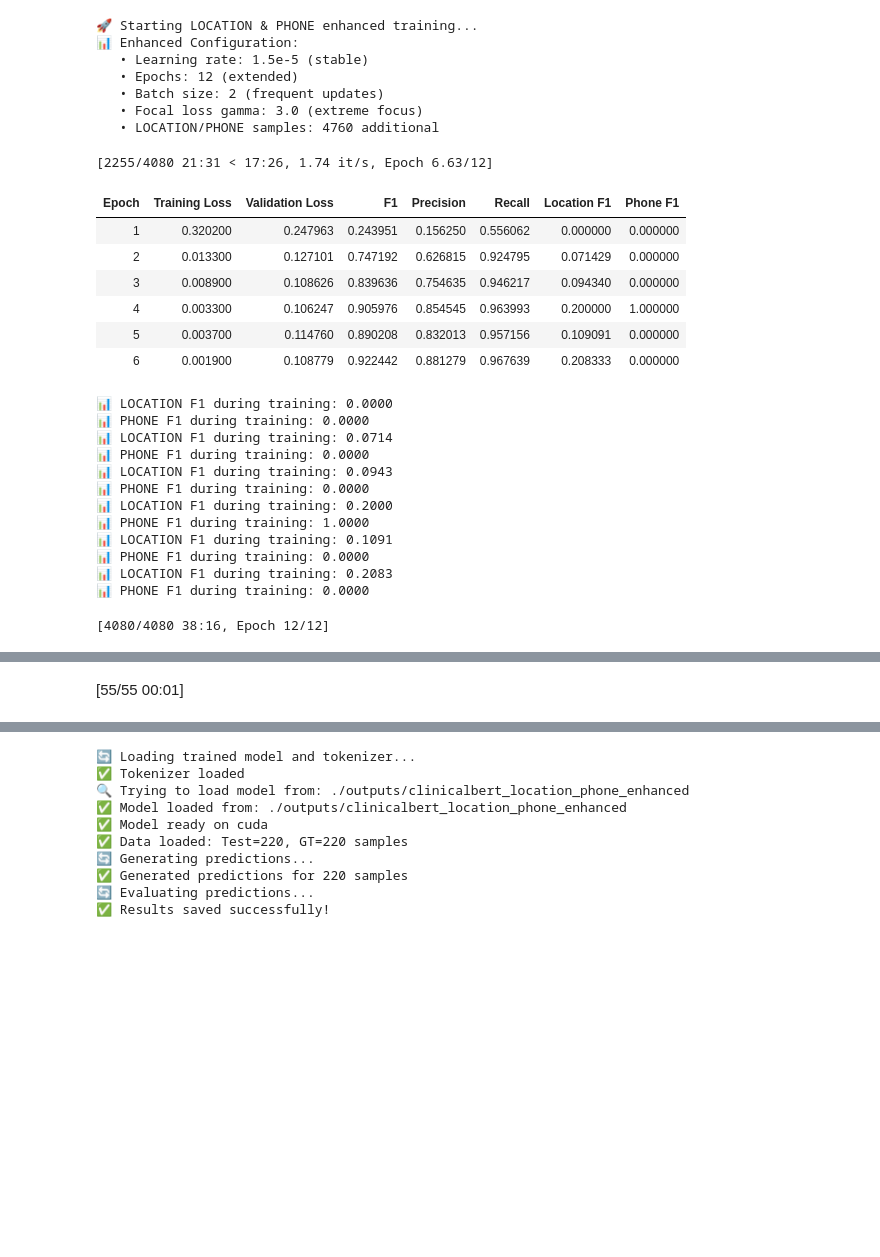
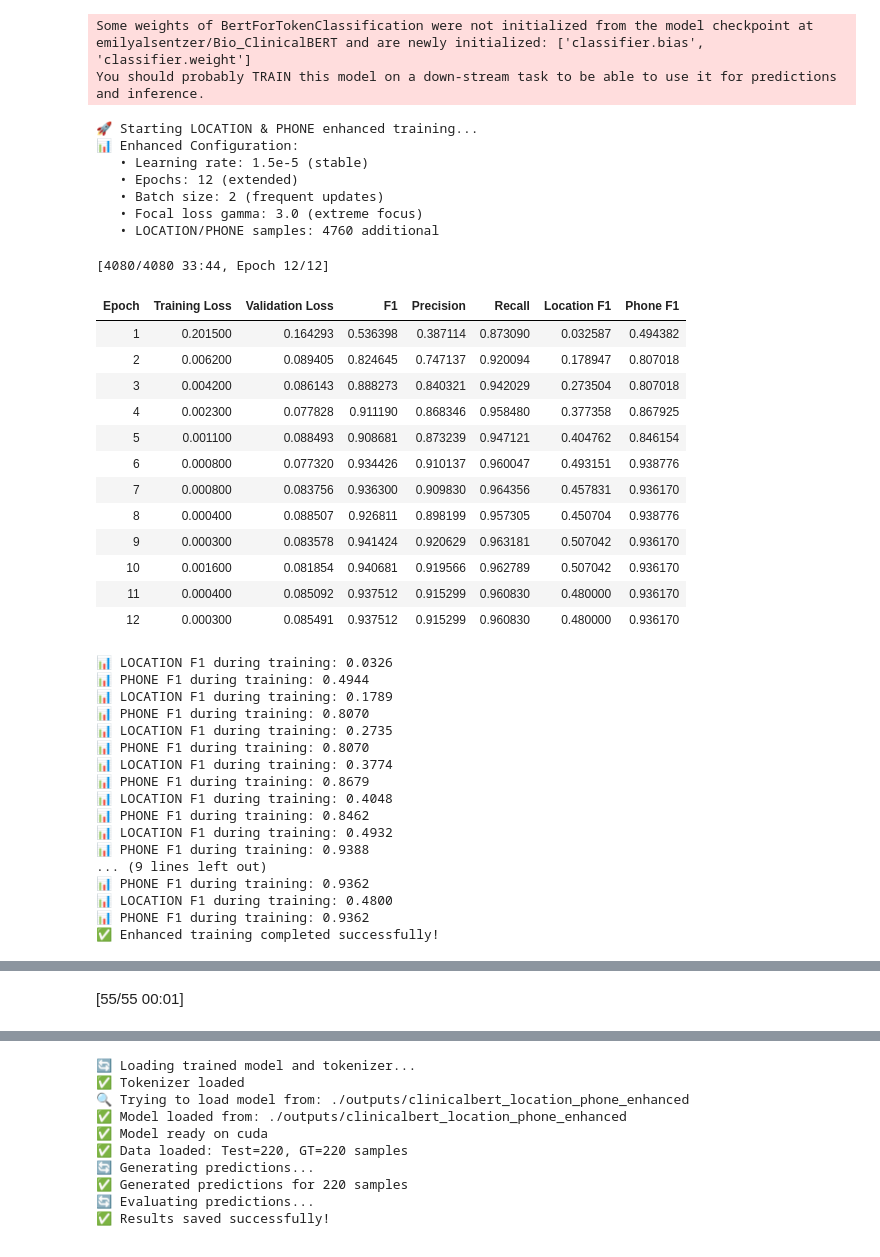
Before and after one commit to FuaadBashi/Died-pipeline-COLAB, a Jupyter notebook: Model_training.ipynb, the cells around one changed output, grey strips where cells are left out. Drawn from its saved outputs; the diff is of its cells as text; code cells hidden in the pictures; blank space fills up the shorter version.

```diff
--- a/Model_training.ipynb
+++ b/Model_training.ipynb
@@ -95,7 +98,7 @@ def load_and_validate_data(filepath):
     return valid_data
 
 train_data = load_and_validate_data('/content/train.json')
-val_data = load_and_validate_data('/content/groundtruth.json')
+val_data = load_and_validate_data('/content/val.json')
 test_data = load_and_validate_data('/content/test.json')
 
 train_tokens = [e["tokens"] for e in train_data]
@@ -574,28 +594,40 @@ You should probably TRAIN this model on a down-stream task to be able to use it
-🚀 Starting LOCATION & PHONE enhanced training...
-📊 Enhanced Configuration:
-   • Learning rate: 1.5e-5 (stable)
-   • Epochs: 12 (extended)
-   • Batch size: 2 (frequent updates)
-   • Focal loss gamma: 3.0 (extreme focus)
-   • LOCATION/PHONE samples: 4760 additional
+Some weights of BertForTokenClassification were not initialized from the model checkpoint at emilyalsentzer/Bio_ClinicalBERT and are newly initialized: ['classifier.bias', 'classifier.weight']
+You should probably TRAIN this model on a down-stream task to be able to use it for predictions and inference.
-[2255/4080 21:31 < 17:26, 1.74 it/s, Epoch 6.63/12]
+🚀 Starting LOCATION & PHONE enhanced training...
+📊 Enhanced Configuration:
+   • Learning rate: 1.5e-5 (stable)
+   • Epochs: 12 (extended)
+   • Batch size: 2 (frequent updates)
+   • Focal loss gamma: 3.0 (extreme focus)
+   • LOCATION/PHONE samples: 4760 additional
+[4080/4080 33:44, Epoch 12/12]
 | Epoch | Training Loss | Validation Loss | F1 | Precision | Recall | Location F1 | Phone F1 |
-| 1 | 0.320200 | 0.247963 | 0.243951 | 0.156250 | 0.556062 | 0.000000 | 0.000000 |
-| 2 | 0.013300 | 0.127101 | 0.747192 | 0.626815 | 0.924795 | 0.071429 | 0.000000 |
-| 3 | 0.008900 | 0.108626 | 0.839636 | 0.754635 | 0.946217 | 0.094340 | 0.000000 |
-| 4 | 0.003300 | 0.106247 | 0.905976 | 0.854545 | 0.963993 | 0.200000 | 1.000000 |
-| 5 | 0.003700 | 0.114760 | 0.890208 | 0.832013 | 0.957156 | 0.109091 | 0.000000 |
-| 6 | 0.001900 | 0.108779 | 0.922442 | 0.881279 | 0.967639 | 0.208333 | 0.000000 |
+| 1 | 0.201500 | 0.164293 | 0.536398 | 0.387114 | 0.873090 | 0.032587 | 0.494382 |
+| 2 | 0.006200 | 0.089405 | 0.824645 | 0.747137 | 0.920094 | 0.178947 | 0.807018 |
+| 3 | 0.004200 | 0.086143 | 0.888273 | 0.840321 | 0.942029 | 0.273504 | 0.807018 |
+| 4 | 0.002300 | 0.077828 | 0.911190 | 0.868346 | 0.958480 | 0.377358 | 0.867925 |
+| 5 | 0.001100 | 0.088493 | 0.908681 | 0.873239 | 0.947121 | 0.404762 | 0.846154 |
+| 6 | 0.000800 | 0.077320 | 0.934426 | 0.910137 | 0.960047 | 0.493151 | 0.938776 |
+| 7 | 0.000800 | 0.083756 | 0.936300 | 0.909830 | 0.964356 | 0.457831 | 0.936170 |
+| 8 | 0.000400 | 0.088507 | 0.926811 | 0.898199 | 0.957305 | 0.450704 | 0.938776 |
+| 9 | 0.000300 | 0.083578 | 0.941424 | 0.920629 | 0.963181 | 0.507042 | 0.936170 |
+| 10 | 0.001600 | 0.081854 | 0.940681 | 0.919566 | 0.962789 | 0.507042 | 0.936170 |
+| 11 | 0.000400 | 0.085092 | 0.937512 | 0.915299 | 0.960830 | 0.480000 | 0.936170 |
+| 12 | 0.000300 | 0.085491 | 0.937512 | 0.915299 | 0.960830 | 0.480000 | 0.936170 |
-📊 LOCATION F1 during training: 0.0000
-📊 PHONE F1 during training: 0.0000
-📊 LOCATION F1 during training: 0.0714
-📊 PHONE F1 during training: 0.0000
-📊 LOCATION F1 during training: 0.0943
-📊 PHONE F1 during training: 0.0000
-📊 LOCATION F1 during training: 0.2000
-📊 PHONE F1 during training: 1.0000
-📊 LOCATION F1 during training: 0.1091
-📊 PHONE F1 during training: 0.0000
-📊 LOCATION F1 during training: 0.2083
-📊 PHONE F1 during training: 0.0000
-[4080/4080 38:16, Epoch 12/12]
+📊 LOCATION F1 during training: 0.0326
+📊 PHONE F1 during training: 0.4944
+📊 LOCATION F1 during training: 0.1789
+📊 PHONE F1 during training: 0.8070
+📊 LOCATION F1 during training: 0.2735
+📊 PHONE F1 during training: 0.8070
+📊 LOCATION F1 during training: 0.3774
+📊 PHONE F1 during training: 0.8679
+📊 LOCATION F1 during training: 0.4048
+📊 PHONE F1 during training: 0.8462
+📊 LOCATION F1 during training: 0.4932
+📊 PHONE F1 during training: 0.9388
+... (9 lines left out)
+📊 PHONE F1 during training: 0.9362
+📊 LOCATION F1 during training: 0.4800
+📊 PHONE F1 during training: 0.9362
+✅ Enhanced training completed successfully!
@@ -614,0 +634 @@ You should probably TRAIN this model on a down-stream task to be able to use it
+[55/55 00:01]
@@ -628 +647,0 @@ You should probably TRAIN this model on a down-stream task to be able to use it
-[55/55 00:01]
```
Also changed, not shown: parts of 14 cells of this notebook.
